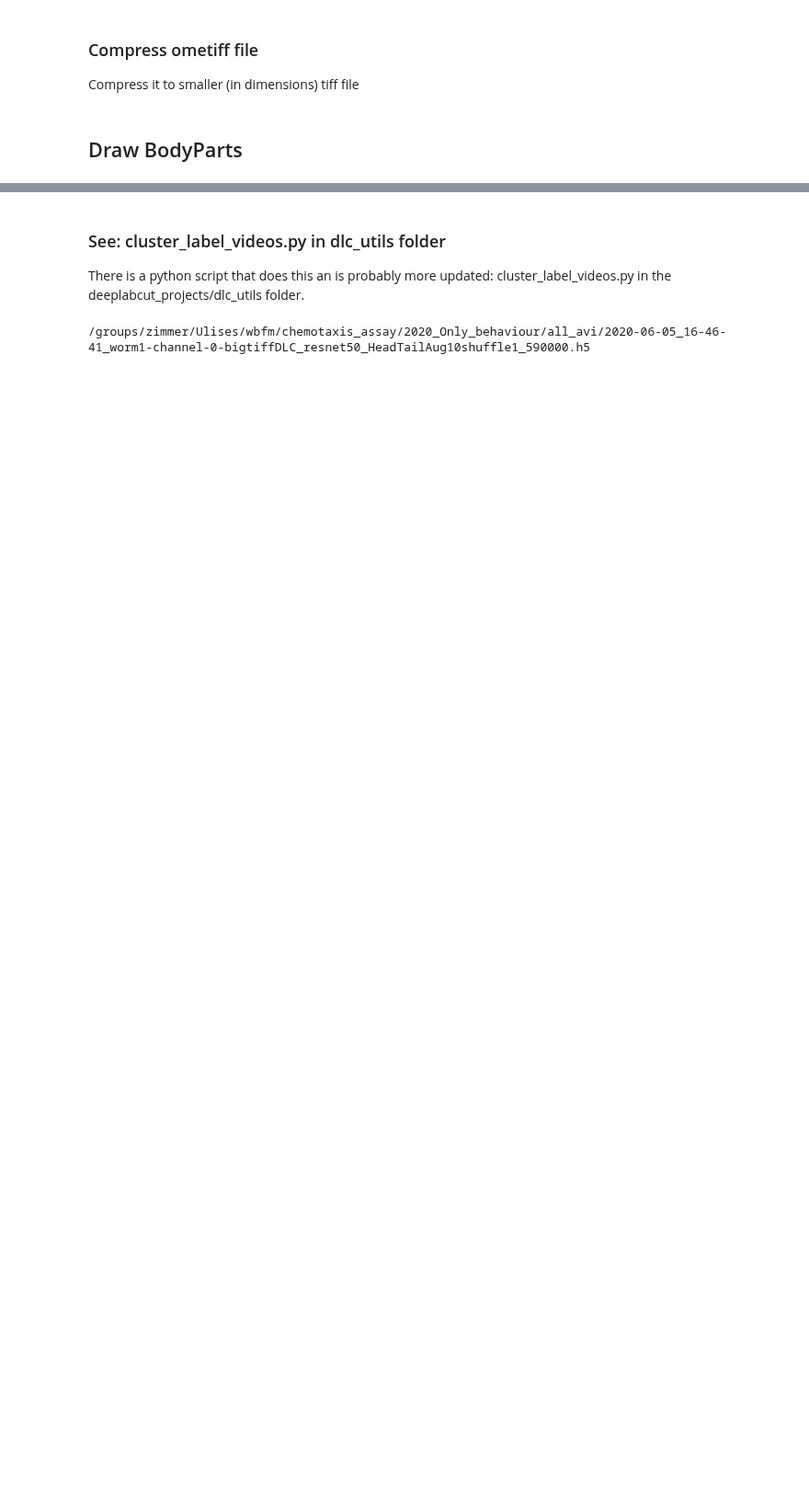
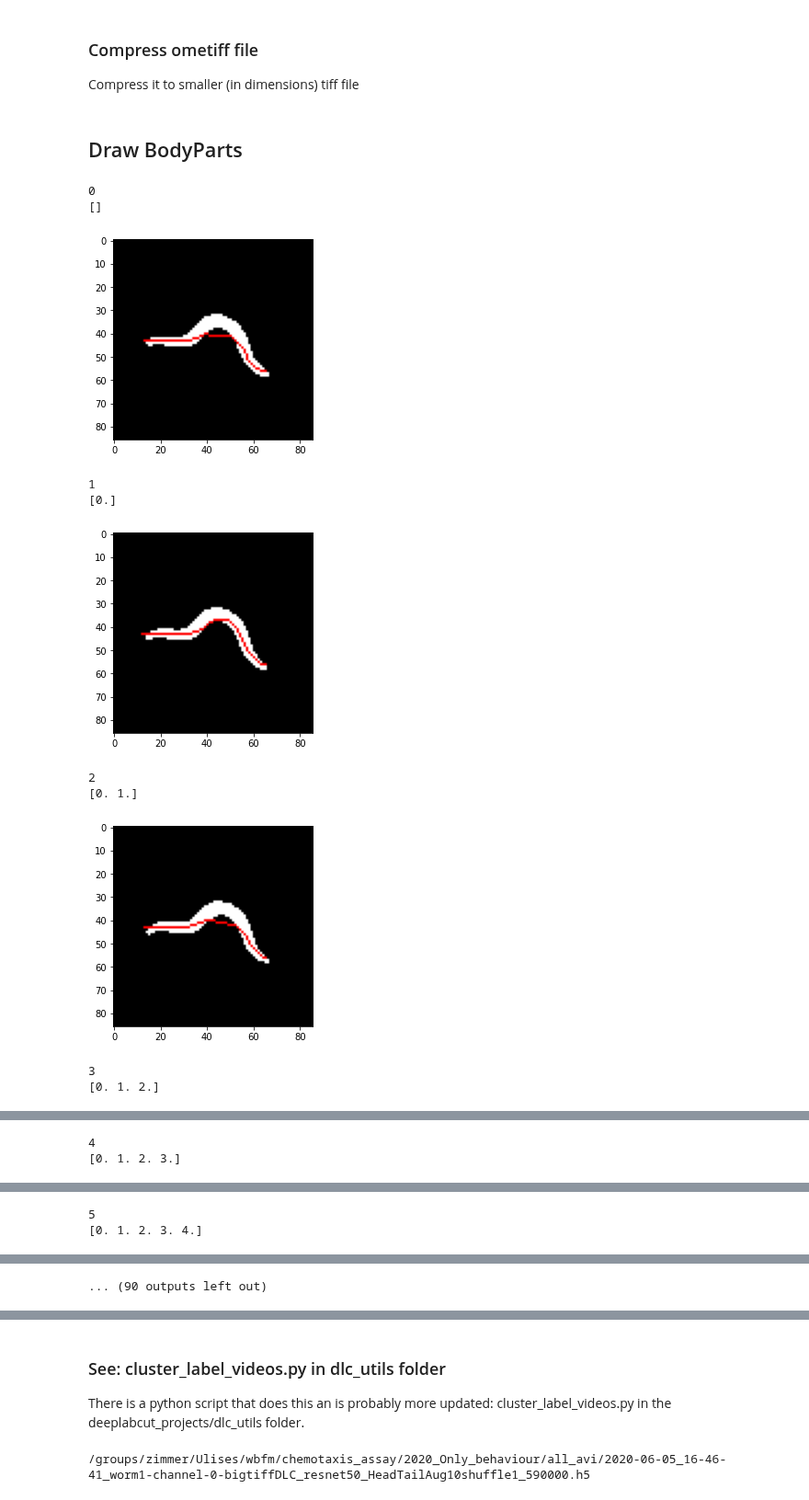
Before and after one commit to leonkontorovich/centerline_behavior_annotation, a Jupyter notebook: skeleton_utils.ipynb, the cells around one changed output, grey strips where cells are left out. Shown at 92% size. Cells and saved outputs as stored; diff of their text form; code cells hidden in the pictures; blank space fills up the shorter version.

```diff
--- a/skeleton_utils.ipynb
+++ b/skeleton_utils.ipynb
@@ -118,0 +190,19 @@ with tiff.TiffFile(os.path.join(path,file), multifile=False) as tif:
+# %%
+with tiff.TiffWriter(output_filename, bigtiff=True) as output_tif:
+    with tiff.TiffFile(path, multifile=False) as tif:
+        #print('entered writing')
+        hyperstack = tif.asarray()
+
+        plt.imshow(hyperstack)
+        plt.show()
+        sys.exit()
+        output_tif.save(hyperstack, photometric='minisblack')#
+# %%
+with tiff.TiffWriter(output_filename, bigtiff=True) as tif_writer:
+    with tiff.TiffFile(input_filename, multifile=False) as tif:
+        for i, page in enumerate(tif.pages):
+            img=page.asarray()
+            plt.imshow(img)
+            plt.show()
+            if i>1: break
+            tif_writer.save(img, photometric='minisblack')#
@@ -190,3 +289,44 @@ tiff.imsave(path+'ourput.tiff',output_video, bigsize=True)
 print('end')
 # %% [markdown]
 ## Draw BodyParts
+# %%
+
+#pandas will not work in case every centerline has different dimensions.
+
+# # open file in read mode
+# with open(csv_pathX, 'r') as read_objX:
+#     csv_readerX = csv.reader(read_objX)
+#     with open(csv_pathY, 'r') as read_objY:
+#         csv_readerY = csv.reader(read_objY)
+
+with tiff.TiffFile(input_filename, multifile=False) as tif:
+    for i, page in enumerate(tif.pages):
+        print(i)
+        img=page.asarray()
+        #convert to BRG (3 channels)
+        img=cv2.cvtColor(img,cv2.COLOR_GRAY2BGR)
+        skiplist=np.linspace(0,i-1,i)
+        print(skiplist)
+        dfX = pd.read_csv(csv_pathX, nrows=1, skiprows=skiplist, header=None)
+        dfY = pd.read_csv(csv_pathY, nrows=1, skiprows=skiplist, header=None)
+        #break
+        for j, x_coord in enumerate(dfX):
+            #print(j)
+            tuple_coords=(dfY.iloc[:,j], dfX.iloc[:,j])
+            #print(type(tuple_coords))
+            cv2.circle(img, tuple_coords, 0, (255,0, 0), -1)
+        plt.imshow(img)
+        plt.show()
+        if i==50:break
+# %% [output]
+0
+[]
+[figure, added]
+1
+[0.]
+[figure, added]
+2
+[0. 1.]
+[figure, added]
+3
+[0. 1. 2.]
@@ -192,0 +334,2 @@ print('end')
+4
+[0. 1. 2. 3.]
@@ -192,0 +337,2 @@ print('end')
+5
+[0. 1. 2. 3. 4.]
@@ -192,0 +340 @@ print('end')
+... (90 outputs left out)
```
Also changed, not shown: parts of 32 cells of this notebook.
